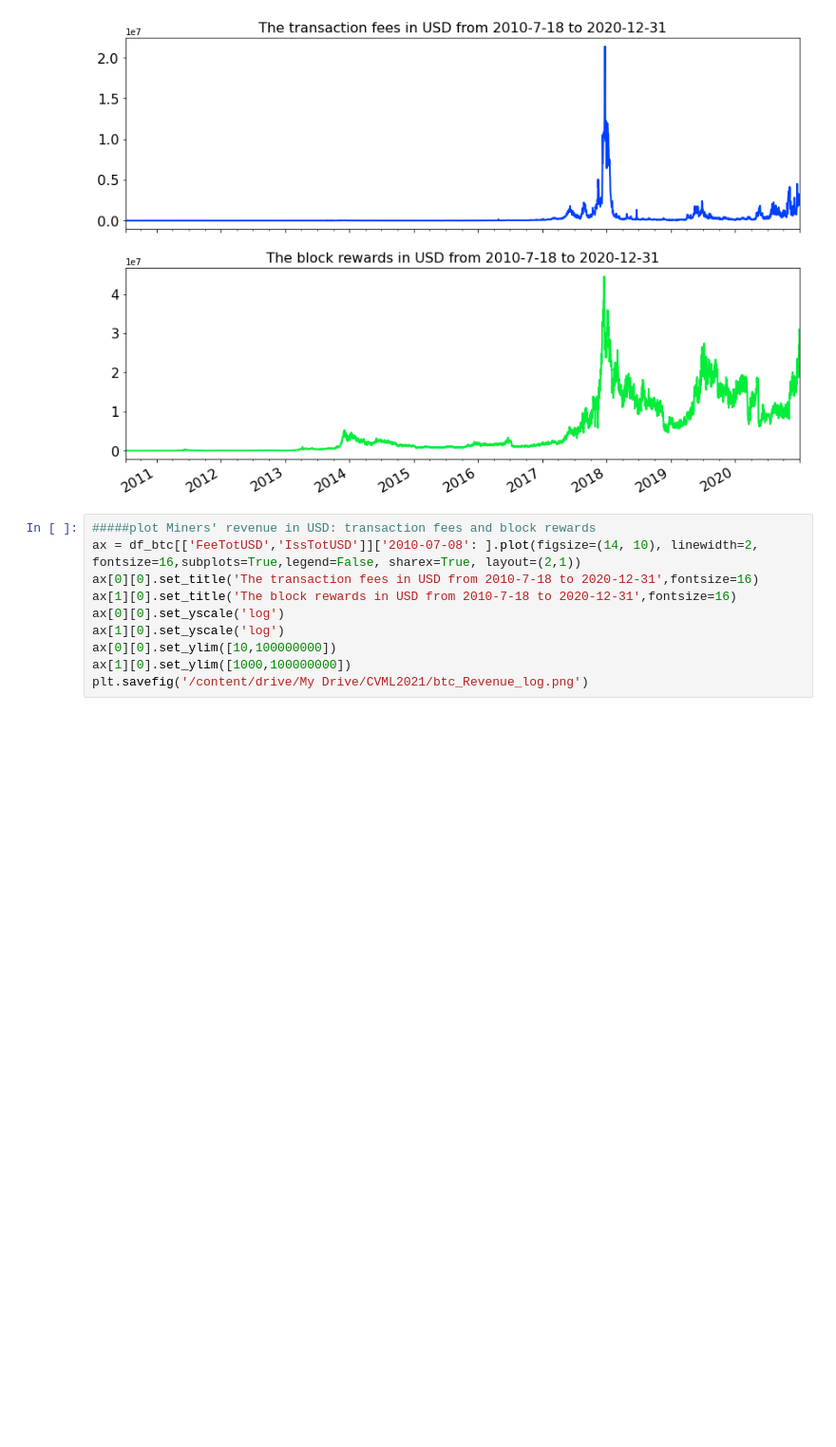
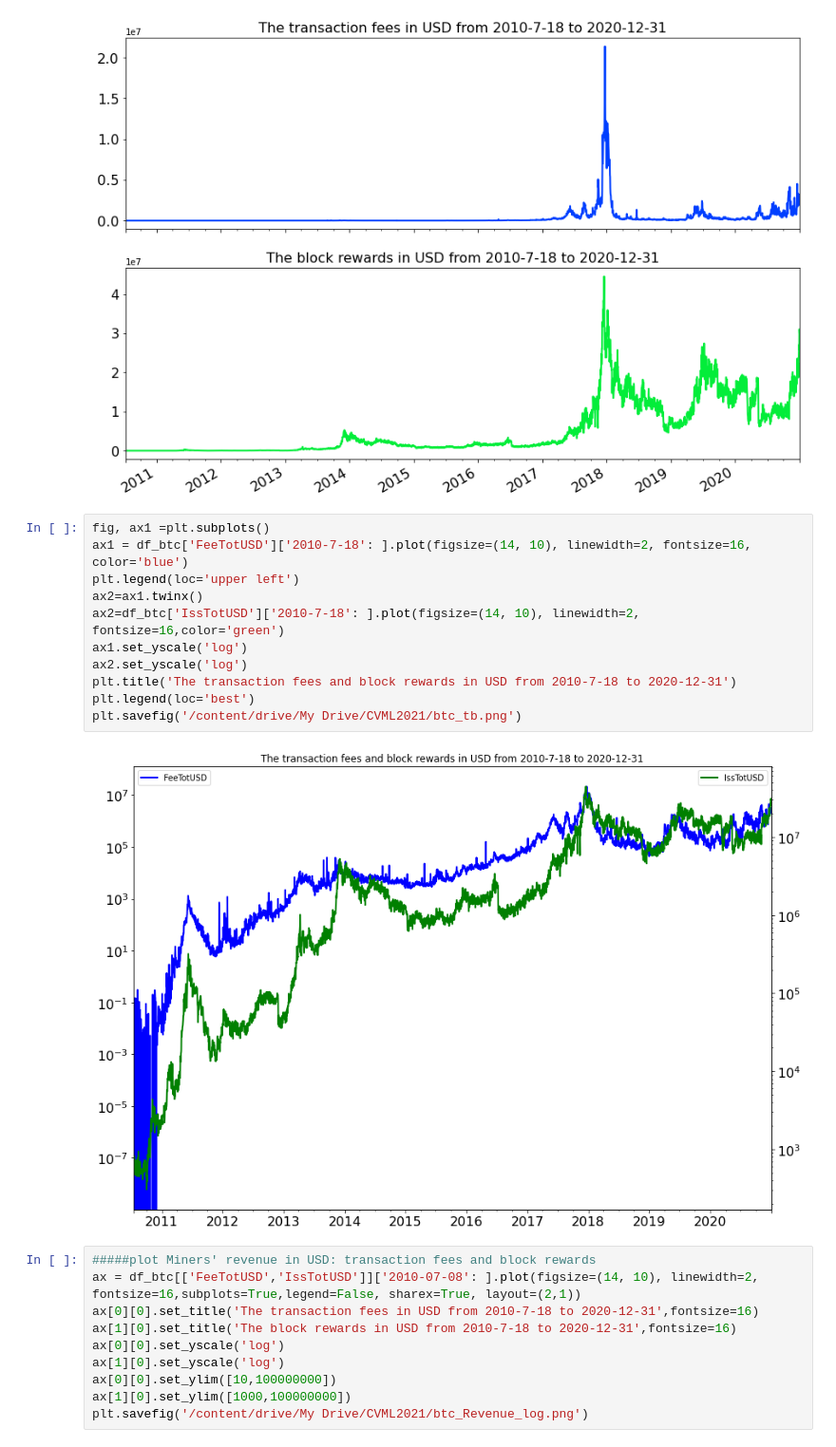
Before and after one commit to sunshineluyao/CV_XAI, a Jupyter notebook: Data2020/DataWrangling_2021_01_13.ipynb, the cells around one changed output. Shown at 95% size. Saved outputs shown, nothing was run; the diff lists cells and outputs as text; blank space fills up the shorter version.

```diff
--- a/Data2020/DataWrangling_2021_01_13.ipynb
+++ b/Data2020/DataWrangling_2021_01_13.ipynb
@@ -438,6 +438,19 @@ ax[1][0].set_title('The block rewards in USD from 2010-7-18 to 2020-12-31',fonts
 plt.savefig('/content/drive/My Drive/CVML2021/btc_Revenue.png')
 # %% [output]
 [figure]
+# %%
+fig, ax1 =plt.subplots()
+ax1 = df_btc['FeeTotUSD']['2010-7-18': ].plot(figsize=(14, 10), linewidth=2, fontsize=16, color='blue')
+plt.legend(loc='upper left')
+ax2=ax1.twinx()
+ax2=df_btc['IssTotUSD']['2010-7-18': ].plot(figsize=(14, 10), linewidth=2, fontsize=16,color='green')
+ax1.set_yscale('log')
+ax2.set_yscale('log')
+plt.title('The transaction fees and block rewards in USD from 2010-7-18 to 2020-12-31')
+plt.legend(loc='best')
+plt.savefig('/content/drive/My Drive/CVML2021/btc_tb.png')
+# %% [output]
+[figure, added]
 # %%
 #####plot Miners' revenue in USD: transaction fees and block rewards
 ax = df_btc[['FeeTotUSD','IssTotUSD']]['2010-07-08': ].plot(figsize=(14, 10), linewidth=2, fontsize=16,subplots=True,legend=False, sharex=True, layout=(2,1))
```
Also changed, not shown: parts of 3 cells of this notebook.
